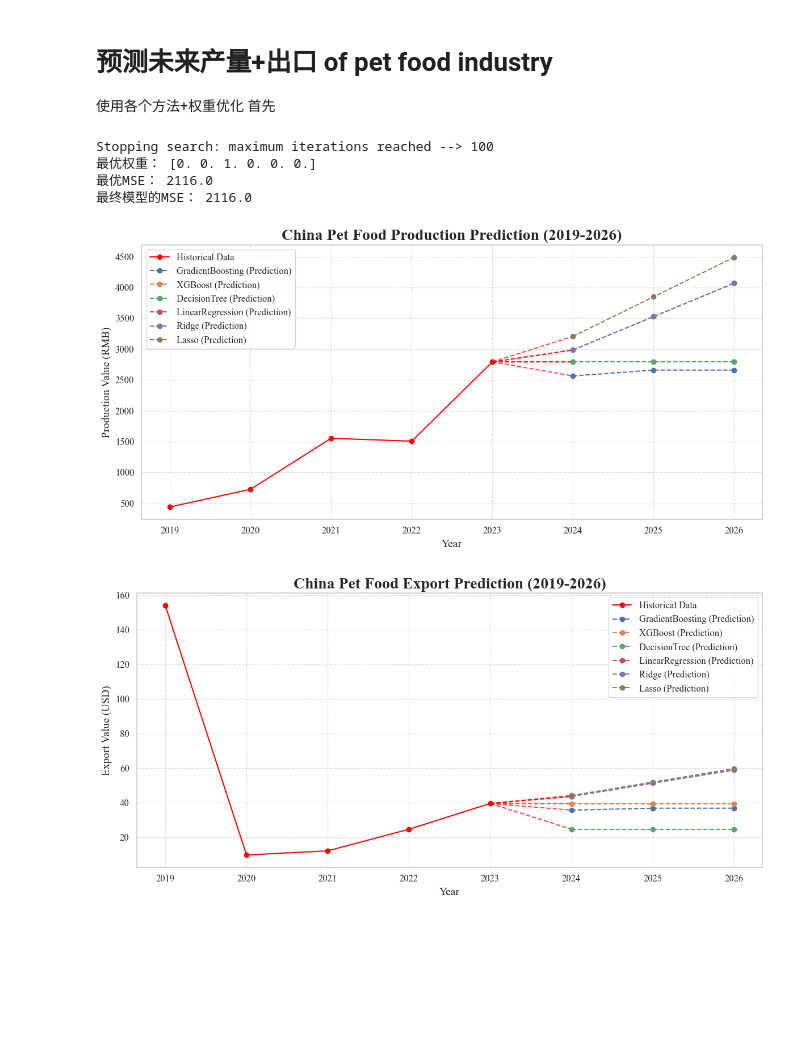
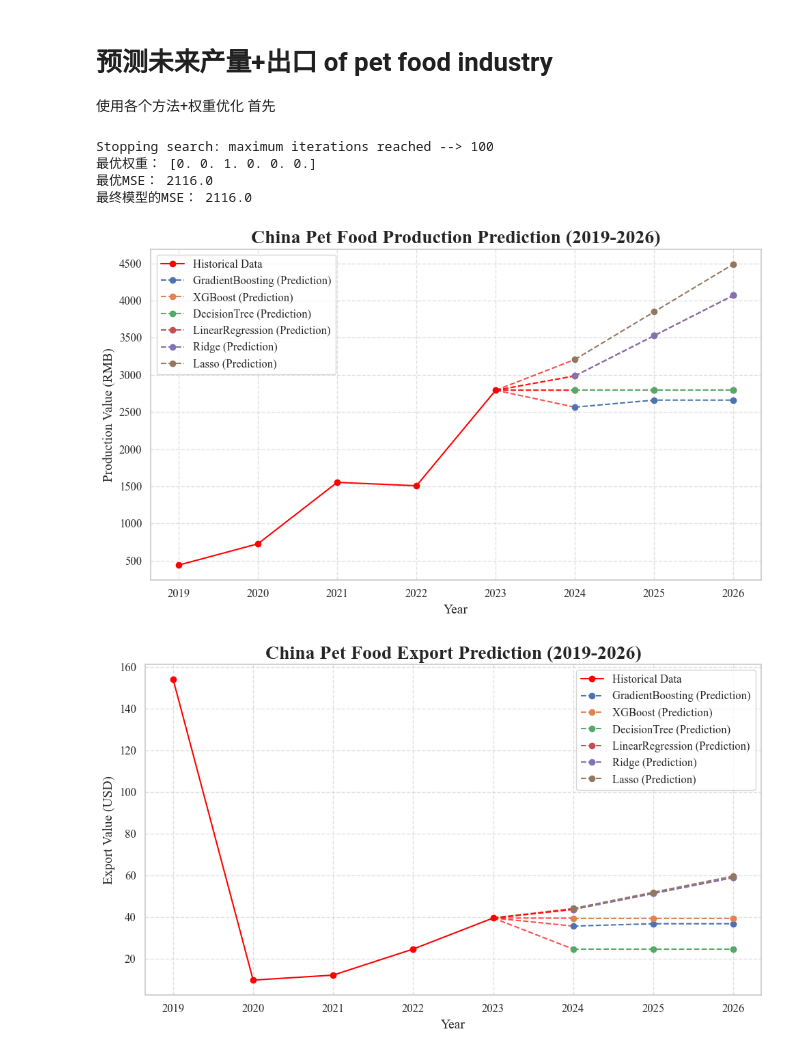
Before and after one commit to purpyviolet/APMCM_2024_C, a Jupyter notebook: Question3.ipynb, the cells around one changed output. Drawn from its saved outputs; the diff is of its cells as text; code cells hidden in the pictures; blank space fills up the shorter version.

```diff
--- a/Question3.ipynb
+++ b/Question3.ipynb
@@ -368,7 +370,7 @@ for name, model in best_models.items():
         # future_data = np.append(future_data[:, 1:], [[next_year_pred]], axis=1)
 
 # 绘图：生产总值
-plt.figure(figsize=(12, 6))
+plt.figure(figsize=(10, 6))
 # 绘制历史数据
 plt.plot(years_extended[:len(y_production)], y_production, color='red', linestyle='-', marker='o', label='Historical Data')
 
@@ -390,6 +392,7 @@ plt.yticks(fontsize=12)
 plt.legend(fontsize=12)
 plt.grid(True, linestyle='--', alpha=0.6)
 plt.tight_layout()
+plt.savefig("China_Pet_Food_Production_Pred.png", dpi=300)
 plt.show()
 
 # 对出口值重复同样的步骤
@@ -410,7 +413,7 @@ for name, model in best_models_exp.items():
         # future_data = np.append(future_data[:, 1:], [[next_year_pred]], axis=1)
 
 # 绘图：出口值
-plt.figure(figsize=(12, 6))
+plt.figure(figsize=(10, 6))
 # 绘制历史数据
 plt.plot(years_extended[:len(y_export)], y_export, color='red', linestyle='-', marker='o', label='Historical Data')
 
@@ -420,35 +423,36 @@ for name, preds in future_predictions_exp.items():
     plt.plot([years_extended[len(y_export) - 1], years_extended[len(y_export)]],
              [y_export.iloc[-1], preds[0]],
              linestyle='--', color='red', alpha=0.7)  # 红色虚线连接
 
     # 绘制预测数据
     plt.plot(years_extended[len(y_export):], preds, label=f"{name} (Prediction)", linestyle='--', marker='o')
 
 plt.title("China Pet Food Export Prediction (2019-2026)", fontsize=20, weight='bold')
 plt.xlabel("Year", fontsize=14)
 plt.ylabel("Export Value (USD)", fontsize=14)
 plt.xticks(fontsize=12)
 plt.yticks(fontsize=12)
 plt.legend(fontsize=12)
 plt.grid(True, linestyle='--', alpha=0.6)
 plt.tight_layout()
+plt.savefig("China_Pet_Food_Export_Pred.png", dpi=300)
 plt.show()
 
 # 输出未来预测值
 print("\nFuture Predictions for China Pet Food Production (2024-2026):")
 for year, preds in zip(range(2024, 2027), zip(*future_predictions.values())):
     print(f"Year {year}: {dict(zip(models.keys(), preds))}")
 
 print("\nFuture Predictions for China Pet Food Export (2024-2026):")
 for year, preds in zip(range(2024, 2027), zip(*future_predictions_exp.values())):
     print(f"Year {year}: {dict(zip(models.keys(), preds))}")
 # %% [output]
 Stopping search: maximum iterations reached --> 100
 最优权重： [0. 0. 1. 0. 0. 0.]
 最优MSE： 2116.0
 最终模型的MSE： 2116.0
-[figure, old version]
+[figure, new version]
-[figure, old version]
+[figure, new version]
 Future Predictions for China Pet Food Production (2024-2026):
 Year 2024: {'GradientBoosting': 2565.420212672548, 'XGBoost': 2792.9604, 'DecisionTree': 2793.0, 'LinearRegression': 2986.2713293183715, 'Ridge': 2986.2675707391745, 'Lasso': 3207.0592516604142}
 Year 2025: {'GradientBoosting': 2660.544582263362, 'XGBoost': 2792.9604, 'DecisionTree': 2793.0, 'LinearRegression': 3528.1280214451053, 'Ridge': 3528.122503609524, 'Lasso': 3848.8574511288607}
```
Also changed, not shown: parts of 1 cell of this notebook, 16 other files.
